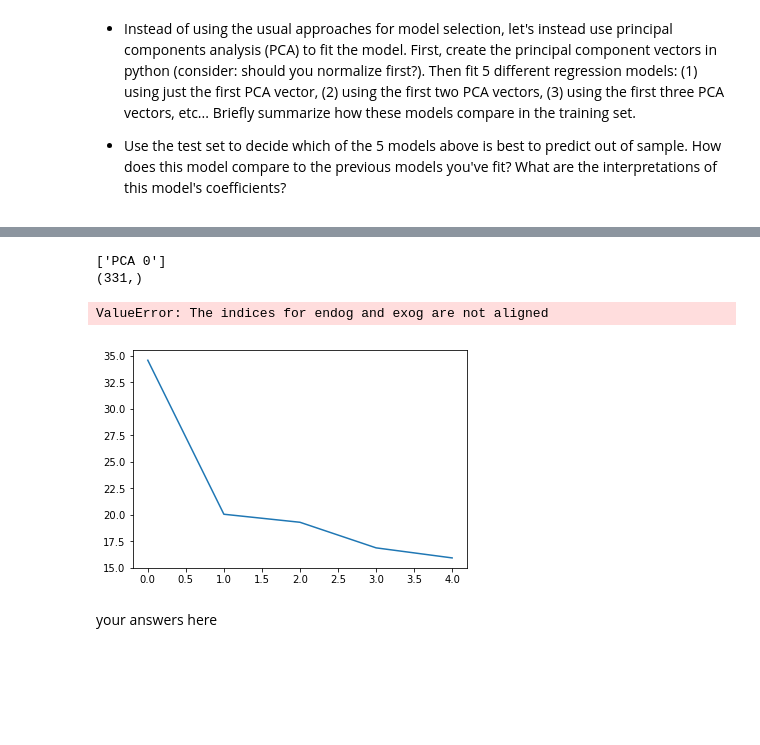
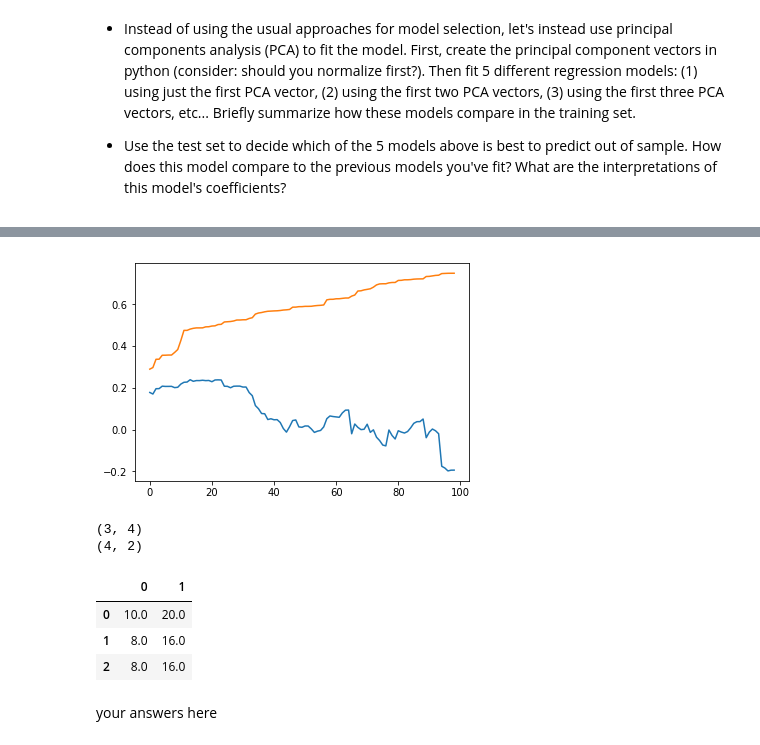
Before and after one commit to REMitchell/CSCIE109A, a Jupyter notebook: hw4/cs109a_hw4.ipynb, the cells around one changed output, grey strips where cells are left out. Saved outputs shown, nothing was run; the diff lists cells and outputs as text; code cells hidden in the pictures; blank space fills up the shorter version.

```diff
--- a/hw4/cs109a_hw4.ipynb
+++ b/hw4/cs109a_hw4.ipynb
@@ -325,6 +341,16 @@ for weather in weathers:
     Xtest_interaction['working_weather_'+month] = Xtest['weather_'+weather] * Xtest['workingday']
 
 Xtrain_interaction.head()
+
+linreg = LinearRegression().fit(Xtrain_interaction, ytrain)
+trainPreds = linreg.predict(Xtrain_interaction)
+print("Train R2:")
+print(r2_score(ytrain, trainPreds))
+
+testPreds = linreg.predict(Xtest_interaction)
+print("Test R2:")
+print(r2_score(ytest, testPreds))
+
 Xtest_intercept = sm.add_constant(Xtest_interaction)
 summary_df = get_summary_df(Xtest_intercept, ytest)
 summary_df.sort_values('P>|t|', inplace=True)
@@ -364,14 +394,13 @@ all_predictors = list(Xtrain_poly)
 non_poly_predictors = set(list(Xtrain)) - set(numeric_cols)
 
 Xtrain_big = Xtrain_poly.copy()
+
 Xtest_big = Xtest_poly.copy()
 for predictor1 in all_predictors:
     for predictor2 in non_poly_predictors:
         Xtrain_big[predictor1+'X'+predictor2] = Xtrain_poly[predictor1]* Xtrain_poly[predictor2]
         Xtest_big[predictor1+'X'+predictor2] = Xtest_poly[predictor1]* Xtest_poly[predictor2]
 
-print("Shape is:")
-print(Xtrain_big.shape)
 
 numeric_strings = ['humidity', 'temp', 'windspeed']
 # Get a list of all the columns with either temp, humidity, or windspeed
@@ -384,7 +413,8 @@ for numeric_col in numeric_cols:
                                                                           s = Xtrain_big[numeric_col].std()
                                                                           : (x - m)/s )
     # Rescale train data using mean and std computed from train
-    Xtrain_big[numeric_col] = Xtrain_big[numeric_col].transform(lambda x: (x - x.mean()) / x.std())
+Xtrain_big[numeric_cols] = Xtrain_big[numeric_cols].transform(lambda x: (x - x.mean()) / x.std())
+
 
 Xtrain_big.describe()
 # %% [output]
@@ -403,24 +439,50 @@ Shape is:
 # %%
 from sklearn.decomposition import PCA
 
-pca = PCA(n_components=331)
+pca = PCA()
 pca.fit(Xtrain_big)
-plt.plot(pca.explained_variance_[0:5])
+#plt.plot(pca.explained_variance_[0:5])
 
-PCA_vectors = pca.components_[1:6]
+PCA_vectors = pca.components_
 
+r2s = {'test':[], 'train':[]}
+for i in range(1,100):
+    PCA_vector_subset = pd.DataFrame(PCA_vectors[0:i].transpose(), columns=['PCA '+str(j) for j in range(i)])
 
-for i in range(1,6):
-    print(['PCA '+str(j) for j in range(i)])
-    PCA_vector_subset = pd.DataFrame(PCA_vectors[0:i].transpose(), columns=['PCA '+str(j) for j in range(i)])
-    print(ytrain.shape)
-    summary_df = get_summary_df(PCA_vector_subset, ytrain)
-    summary_df.head()
+    # Use the PCA vectors to create reduced predictor columns
+
+    reduced_train = np.dot(Xtrain_big.values, PCA_vector_subset.values)
+    linreg = LinearRegression().fit(reduced_train, ytrain)
+
+    train_preds = linreg.predict(reduced_train)
+    r2s['train'].append(r2_score(ytrain, train_preds))
+
+    reduced_test = np.dot(Xtest_big.values, PCA_vector_subset.values)
+    test_preds = linreg.predict(reduced_test)
+    r2s['test'].append(r2_score(ytest, test_preds))
+
+plt.plot(r2s['test'])
+plt.plot(r2s['train'])
+plt.show()
 # %% [output]
-['PCA 0']
-(331,)
-ValueError: The indices for endog and exog are not aligned
-[figure, old version]
+[figure, new version]
+# %%
+# two datapoints, four attributes
+df1 = pd.DataFrame([[2,4,6,8],[1,3,5,7],[1,3,5,7]])
+print(df1.shape)
+# Single vector
+df2 = pd.DataFrame([[.5,1],[.5,1],[.5,1],[.5,1]])
+print(df2.shape)
+
+multiplied = df1.dot(df2)
+multiplied.head()
+# %% [output]
+(3, 4)
+(4, 2)
+|  | 0 | 1 |
+| 0 | 10.0 | 20.0 |
+| 1 | 8.0 | 16.0 |
+| 2 | 8.0 | 16.0 |
 # %% [markdown]
 your answers here
 # %% [markdown]
```
Also changed, not shown: parts of 4 cells of this notebook.
